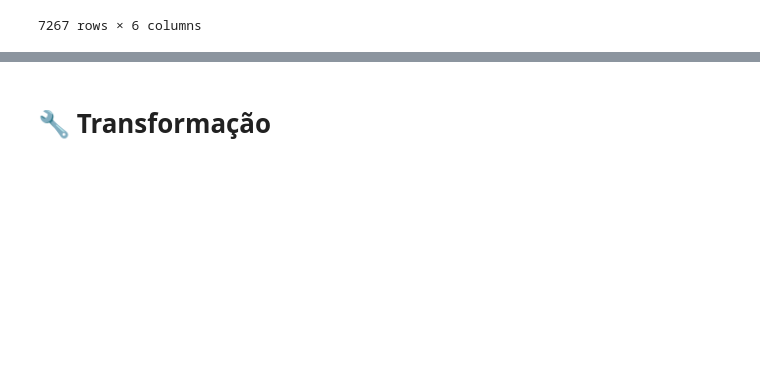
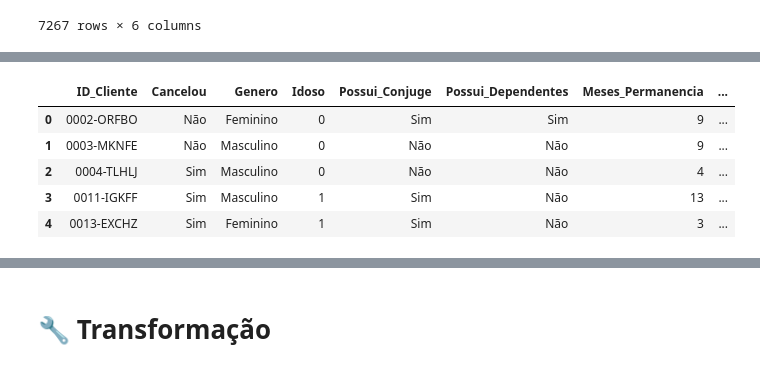
Before and after one commit to dfarneym/TelecomX_BR, a Jupyter notebook: TelecomX_BR.ipynb, the cells around one changed output, grey strips where cells are left out. Drawn from its saved outputs; the diff is of its cells as text; code cells hidden in the pictures; blank space fills up the shorter version.

Commit message:
Atualizando os dados normalizados e criando dicionários para melhor entendimento e começando a tranformação dos dados

```diff
--- a/TelecomX_BR.ipynb
+++ b/TelecomX_BR.ipynb
@@ -97,0 +50,83 @@ df_final.head()
+# %%
+# Normalizar os dados e expandindo eles
+df_dados_normalizados = pd.concat([
+    df.drop(columns=['customer', 'phone', 'internet','account']),
+    pd.json_normalize(df['customer']),
+    pd.json_normalize(df['phone']),
+    pd.json_normalize(df['internet']),
+    pd.json_normalize(df['account']),
+], axis=1)
+
+# Dicionários de mapeamento para as traduções
+map_churn = {'Yes': 'Sim', 'No': 'Não'}
+map_gender = {'Female': 'Feminino', 'Male': 'Masculino'}
+map_partner = {'Yes': 'Sim', 'No': 'Não'}
+map_dependents = {'Yes': 'Sim', 'No': 'Não'}
+map_phone_service = {'Yes': 'Sim', 'No': 'Não'}
+map_multiple_lines = {'No phone service': 'Sem serviço telefônico', 'No': 'Não', 'Yes': 'Sim'}
+map_internet_service = {'DSL': 'DSL', 'Fiber optic': 'Fibra ótica', 'No': 'Não'}
+map_online_security = {'No internet service': 'Sem serviço de internet', 'No': 'Não', 'Yes': 'Sim'}
+map_online_backup = {'No internet service': 'Sem serviço de internet', 'No': 'Não', 'Yes': 'Sim'}
+map_device_protection = {'No internet service': 'Sem serviço de internet', 'No': 'Não', 'Yes': 'Sim'}
+map_tech_support = {'No internet service': 'Sem serviço de internet', 'No': 'Não', 'Yes': 'Sim'}
+map_streaming_tv =  {'No internet service': 'Sem serviço de internet', 'No': 'Não', 'Yes': 'Sim'}
+map_streaming_movies =  {'No internet service': 'Sem serviço de internet', 'No': 'Não', 'Yes': 'Sim'}
+map_contract = {'Month-to-month': 'Mês a mês', 'One year': 'Um ano', 'Two year': 'Dois anos'}
+map_paperless_billing = {'Yes': 'Sim', 'No': 'Não'}
+map_payment_method = {'Electronic check': 'Cheque eletrônico', 'Mailed check': 'Cheque por correio', 'Bank transfer (automatic)': 'Transferência bancária (automática)', 'Credit card (automatic)': 'Cartão de crédito (automático)'}
+
+# Aplicar as traduções
+df_dados_normalizados['Churn'] = df_dados_normalizados['Churn'].replace(map_churn)
+df_dados_normalizados['gender'] = df_dados_normalizados['gender'].replace(map_gender)
+df_dados_normalizados['Partner'] = df_dados_normalizados['Partner'].replace(map_partner)
+df_dados_normalizados['Dependents'] = df_dados_normalizados['Dependents'].replace(map_dependents)
+df_dados_normalizados['PhoneService'] = df_dados_normalizados['PhoneService'].replace(map_phone_service)
+df_dados_normalizados['MultipleLines'] = df_dados_normalizados['MultipleLines'].replace(map_multiple_lines)
+df_dados_normalizados['InternetService'] = df_dados_normalizados['InternetService'].replace(map_internet_service)
+df_dados_normalizados['OnlineSecurity'] = df_dados_normalizados['OnlineSecurity'].replace(map_online_security)
+df_dados_normalizados['OnlineBackup'] = df_dados_normalizados['OnlineBackup'].replace(map_online_backup)
+df_dados_normalizados['DeviceProtection'] = df_dados_normalizados['DeviceProtection'].replace(map_device_protection)
+df_dados_normalizados['TechSupport'] = df_dados_normalizados['TechSupport'].replace(map_tech_support)
+df_dados_normalizados['StreamingTV'] = df_dados_normalizados['StreamingTV'].replace(map_streaming_tv)
+df_dados_normalizados['StreamingMovies'] = df_dados_normalizados['StreamingMovies'].replace(map_streaming_movies)
+df_dados_normalizados['Contract'] = df_dados_normalizados['Contract'].replace(map_contract)
+df_dados_normalizados['PaperlessBilling'] = df_dados_normalizados['PaperlessBilling'].replace(map_paperless_billing)
+df_dados_normalizados['PaymentMethod'] = df_dados_normalizados['PaymentMethod'].replace(map_payment_method)
+
+# Exibir os valores únicos das colunas traduzidas para verificação
+print("\nValores únicos após tradução:")
+for coluna in ['Churn', 'gender', 'Partner', 'Dependents', 'PhoneService', 'MultipleLines', 'InternetService', 'OnlineSecurity', 'OnlineBackup', 'DeviceProtection', 'TechSupport', 'StreamingTV', 'StreamingMovies', 'Contract', 'PaperlessBilling', 'PaymentMethod']:
+    print(f"\nColuna: {coluna}")
+    print(df_dados_normalizados[coluna].unique())
+
+# Definir o mapa de renomeação
+mapa_de_nomes = {
+ 'customerID': 'ID_Cliente',
+    'Churn': 'Cancelou',
+    'gender': 'Genero',
+    'SeniorCitizen': 'Idoso',
+    'Partner': 'Possui_Conjuge',
+    'Dependents': 'Possui_Dependentes',
+    'tenure': 'Meses_Permanencia',
+    'PhoneService': 'Servico_Telefone',
+    'MultipleLines': 'Multiplas_Linhas',
+    'InternetService': 'Tipo_Internet',
+    'OnlineBackup': 'Backup_Online',
+    'DeviceProtection': 'Protecao_Dispositivo',
+    'TechSupport': 'Suporte_Tecnico',
+    'StreamingTV': 'Streaming_TV',
+    'StreamingMovies': 'Streaming_Filmes',
+    'Contract': 'Tipo_Contrato',
+    'PaperlessBilling': 'Fatura_Digital',
+    'PaymentMethod': 'Metodo_Pagamento',
+    'Charges.Monthly': 'Cobranca_Mensal',
+    'Charges.Total': 'Cobranca_Total'
+
+}
+
+# Renomear imediatamente
+df_final = df_dados_normalizados.rename(columns=mapa_de_nomes)
+
+# 4. Verificar o resultado
+df_final.head()
+# %% [output]
@@ -97,0 +150,6 @@ df_final.head()
+|  | ID_Cliente | Cancelou | Genero | Idoso | Possui_Conjuge | Possui_Dependentes | Meses_Permanencia | ... |
+| 0 | 0002-ORFBO | Não | Feminino | 0 | Sim | Sim | 9 | ... |
+| 1 | 0003-MKNFE | Não | Masculino | 0 | Não | Não | 9 | ... |
+| 2 | 0004-TLHLJ | Sim | Masculino | 0 | Não | Não | 4 | ... |
+| 3 | 0011-IGKFF | Sim | Masculino | 1 | Sim | Não | 13 | ... |
+| 4 | 0013-EXCHZ | Sim | Feminino | 1 | Sim | Não | 3 | ... |
```
Also changed, not shown: parts of 9 cells of this notebook.
